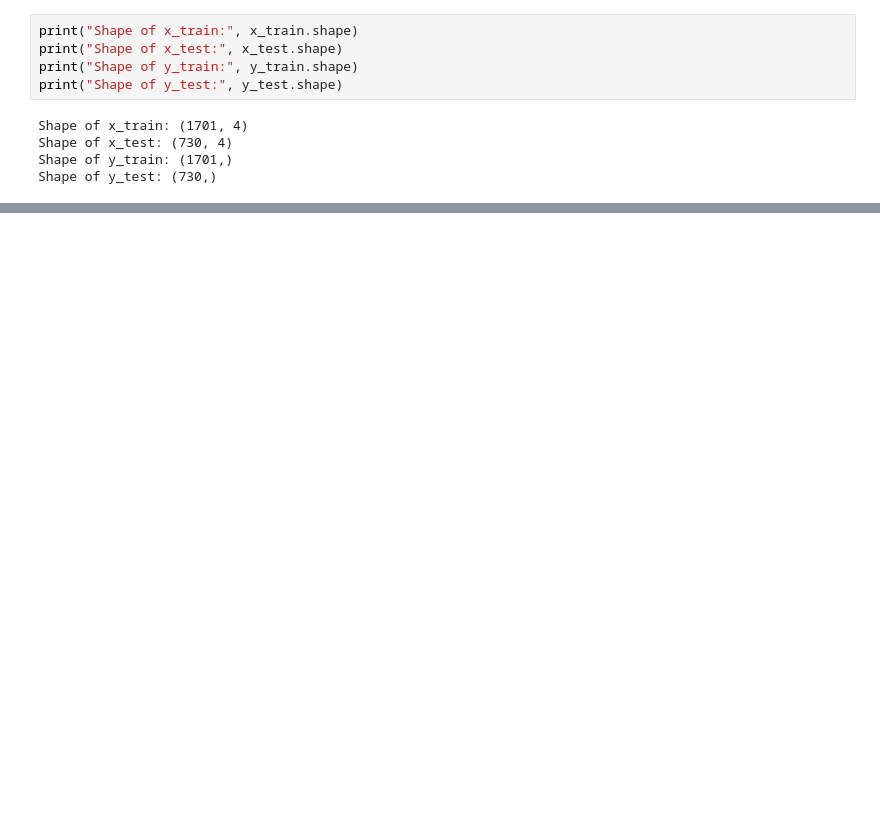
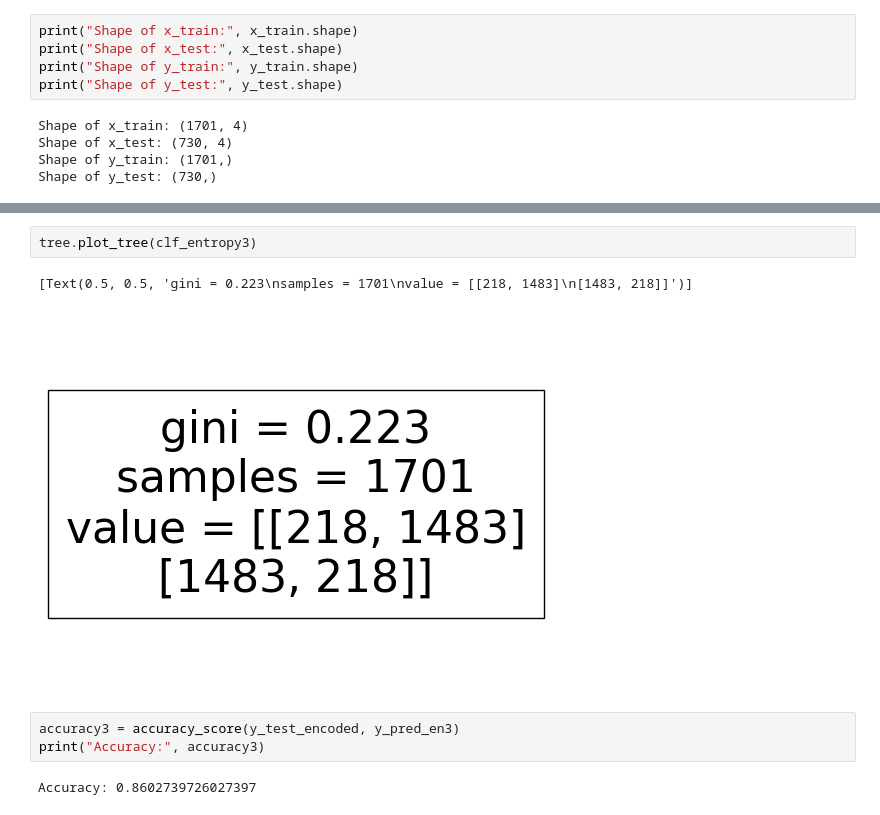
Before and after one commit to Thippawan72/BSC_DPDM23, a Jupyter notebook: Group_project2.ipynb, the cells around one changed output, grey strips where cells are left out. Drawn from its saved outputs; the diff is of its cells as text; blank space fills up the shorter version.

```diff
--- a/Group_project2.ipynb
+++ b/Group_project2.ipynb
@@ -2043,0 +2153,10 @@ tree.plot_tree(clf_entropy)
+# %%
+tree.plot_tree(clf_entropy3)
+# %% [output]
+[Text(0.5, 0.5, 'gini = 0.223\nsamples = 1701\nvalue = [[218, 1483]\n[1483, 218]]')]
+[figure, added]
+# %%
+accuracy3 = accuracy_score(y_test_encoded, y_pred_en3)
+print("Accuracy:", accuracy3)
+# %% [output]
+Accuracy: 0.8602739726027397
```
Also changed, not shown: parts of 50 cells of this notebook.
